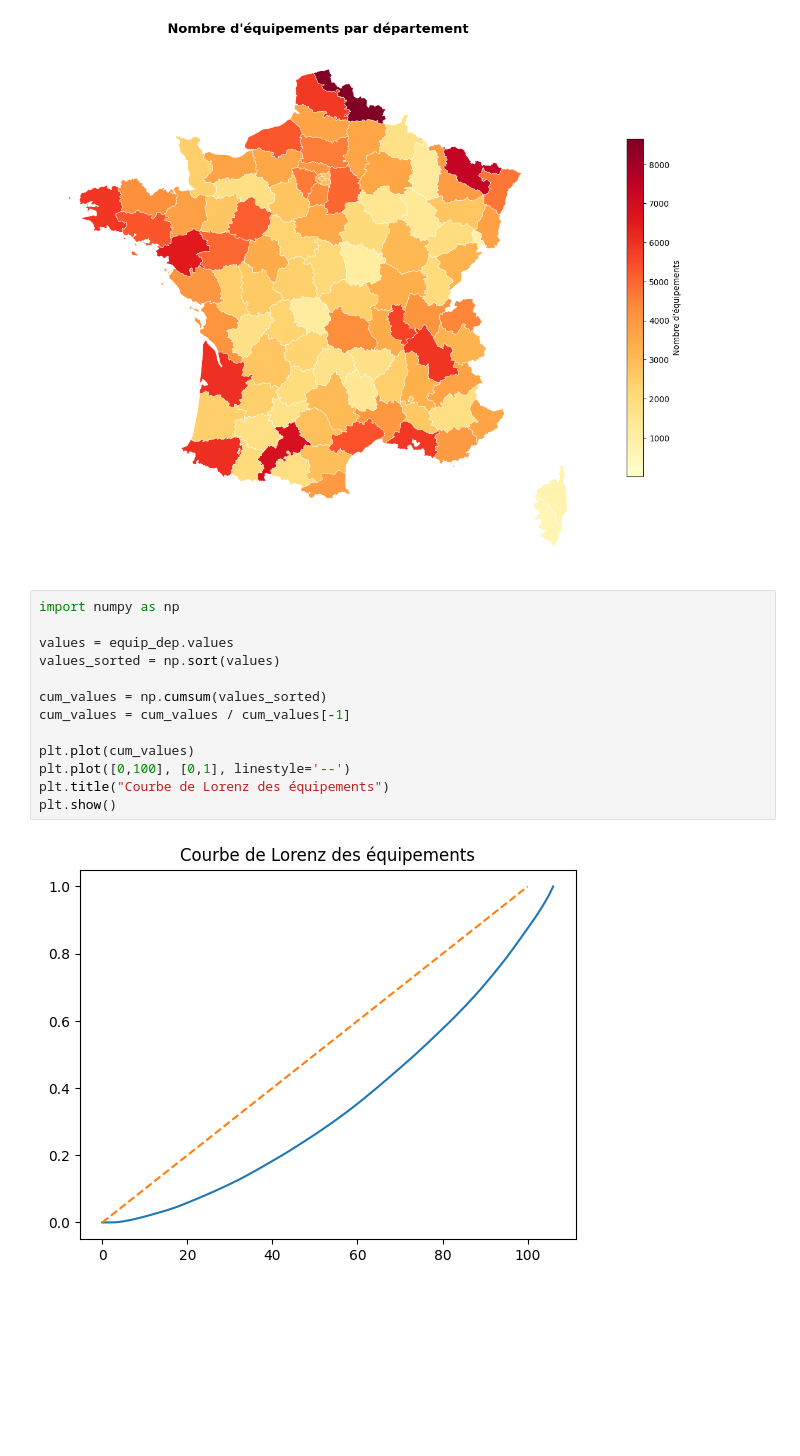
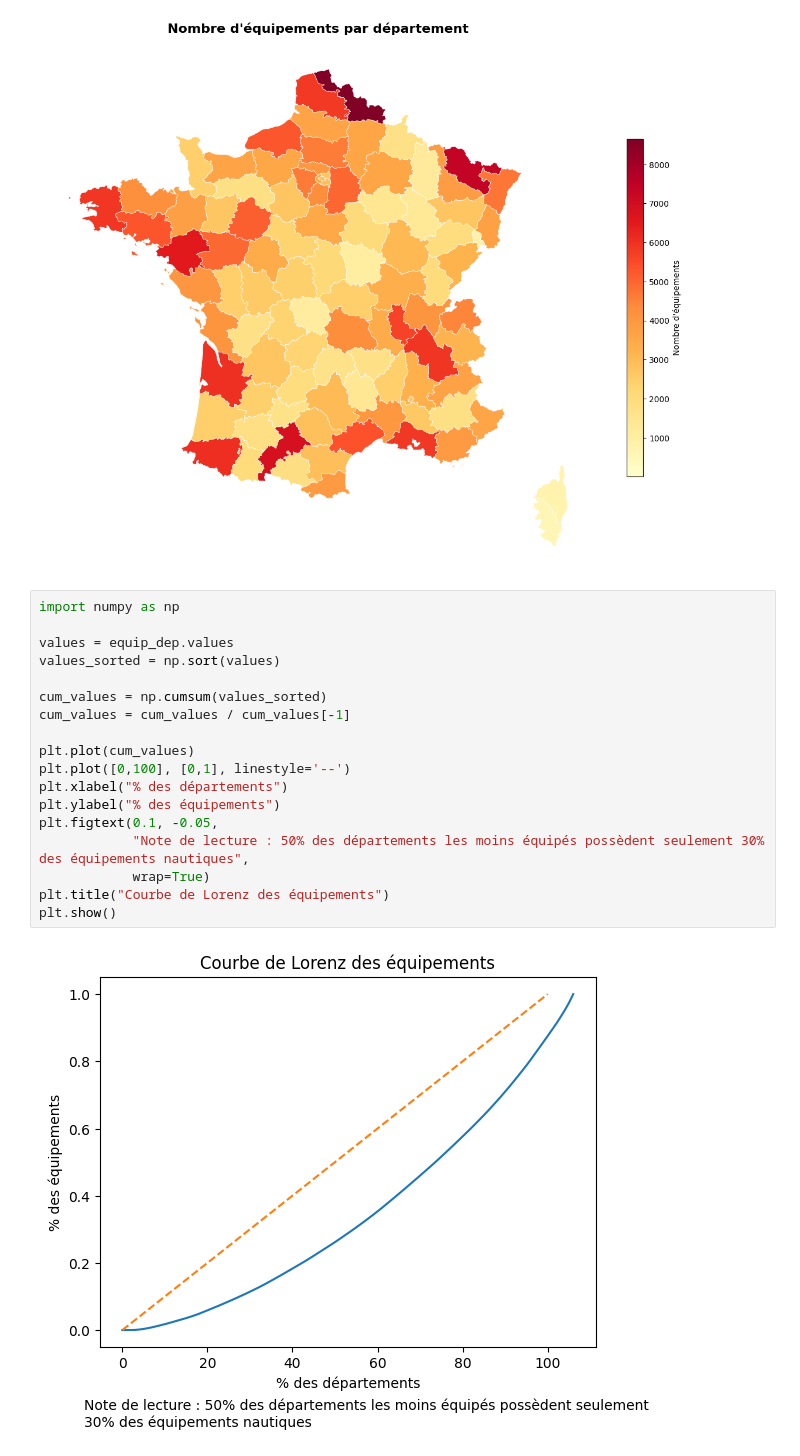
Before and after one commit to LR-Matteo/Projet-Final-Python-DataScience, a Jupyter notebook: matteo.ipynb, the cells around one changed output. Saved outputs shown, nothing was run; the diff lists cells and outputs as text; blank space fills up the shorter version.

```diff
--- a/matteo.ipynb
+++ b/matteo.ipynb
@@ -468,15 +468,20 @@ plot_carte_nb_equipement_par_famille()
 # %%
 import numpy as np
 
 values = equip_dep.values
 values_sorted = np.sort(values)
 
 cum_values = np.cumsum(values_sorted)
 cum_values = cum_values / cum_values[-1]
 
 plt.plot(cum_values)
 plt.plot([0,100], [0,1], linestyle='--')
+plt.xlabel("% des départements")
+plt.ylabel("% des équipements")
+plt.figtext(0.1, -0.05,
+            "Note de lecture : 50% des départements les moins équipés possèdent seulement 30% des équipements nautiques",
+            wrap=True)
 plt.title("Courbe de Lorenz des équipements")
 plt.show()
 # %% [output]
-[figure, old version]
+[figure, new version]
```
